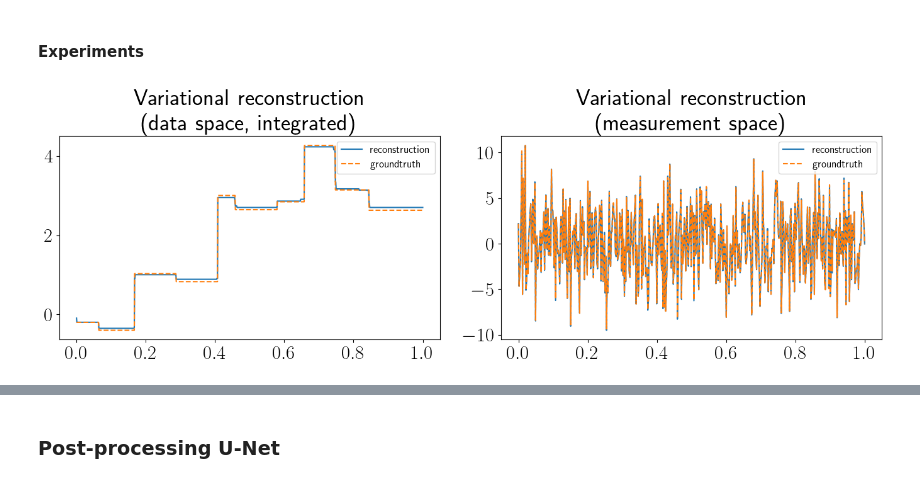
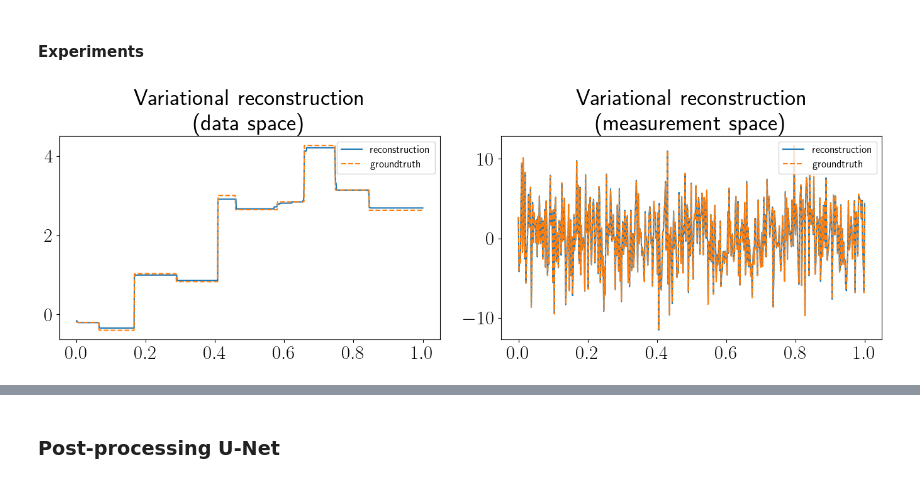
Before and after one commit to AlexanderAuras/GAMM-Overview-23, a Jupyter notebook: GAMM Overview 23.ipynb, the cells around one changed output, grey strips where cells are left out. Drawn from its saved outputs; the diff is of its cells as text; code cells hidden in the pictures.

```diff
--- a/GAMM Overview 23.ipynb
+++ b/GAMM Overview 23.ipynb
@@ -131,7 +173,7 @@ def generate_signals(
         values = height_std*torch.randn((jump_count,), device=DEVICE)
         values[torch.abs(values)<min_height] = values[torch.abs(values)<min_height].sign()*min_height
         derivative[i,torch.cat([torch.tensor([0], device=DEVICE),jump_positions,torch.tensor([0], device=DEVICE)])] = values
-    groundtruths = derivative
+    groundtruths = derivative.cumsum(1)
     measurements = A(groundtruths)
     noisy_measurement = measurements+noise_level*torch.randn_like(measurements)
     return noisy_measurement, groundtruths
@@ -347,31 +395,58 @@ def tv_pdhg2(noisy_measurement: Tensor) -> Tuple[Tensor,float]:
+# %%
+if TV_CALC_BOUNDS:
+    loss_acc = 0.0
+    mse_acc = 0.0
+    lhss = []
+    rhss = []
+    for _ in trange(100):
+        for noisy_measurement, groundtruth in test_dataloader:
+            groundtruth = groundtruth.to(DEVICE)
+            measurement1 = A(groundtruth)+torch.randn_like(A(groundtruth))
+            measurement2 = A(groundtruth)+torch.randn_like(A(groundtruth))
+            noisy_measurement1 = measurement1+NOISE_LEVEL_VALTEST*torch.randn_like(measurement1)
+            noisy_measurement2 = measurement2+NOISE_LEVEL_VALTEST*torch.randn_like(measurement2)
+            reconstruction1, tv_loss1, subgradient1 = TV_SOLVER(noisy_measurement1)
+            reconstruction2, tv_loss2, subgradient2 = TV_SOLVER(noisy_measurement2)
+            lhs = torch.sum((subgradient1-subgradient2)*(reconstruction1-reconstruction2), dim=1) + 0.5*torch.pow(A(reconstruction1)-A(reconstruction2), 2.0).sum(dim=1)
+            rhs = 0.5*torch.pow(noisy_measurement1-noisy_measurement2, 2.0).sum(dim=1)
+            lhss.extend(lhs.tolist())
+            rhss.extend(rhs.tolist())
+            assert (lhs<=rhs).all().item()
+    plt.subplots(1,2,figsize=(7,5),sharey=True)
+    plt.subplot(1,2,1)
+    plt.title("Bregman\ndistance")
+    plt.boxplot(lhss)
+    plt.xticks([])
+    plt.subplot(1,2,2)
+    plt.title("Measurement\nL2 distance")
+    plt.boxplot(rhss)
+    plt.xticks([])
+    plt.tight_layout()
+    plt.show()
 # %%
-TV_ITERATIONS = 2_000
-TV_LAMBDA = 1e0
-TV_ALPHA = 3e0
-
 loss_acc = 0.0
 mse_acc = 0.0
 for i, (noisy_measurement, groundtruth) in tqdm(enumerate(test_dataloader), total=len(test_dataloader)):
     noisy_measurement, groundtruth = noisy_measurement.to(DEVICE), groundtruth.to(DEVICE)
     reconstruction, tv_loss, subgradient = TV_SOLVER(noisy_measurement)
     # ---------------- Evaluation --------------------
     loss_acc += tv_loss
     mse_acc += F.mse_loss(reconstruction, groundtruth).item()
     if i == 0:
         plt.subplots(1,2,figsize=(14,5))
         plt.subplot(1,2,1)
-        plt.title("Variational reconstruction\n(data space, integrated)")
-        plt.plot(torch.linspace(0.0, 1.0, reconstruction.cumsum(1).shape[1]), reconstruction.cumsum(1)[0].detach().to("cpu").numpy(), label="reconstruction")
-        plt.plot(torch.linspace(0.0, 1.0, groundtruth.cumsum(1).shape[1]), groundtruth.cumsum(1)[0].detach().to("cpu").numpy(), "--", label="groundtruth")
+        plt.title("Variational reconstruction\n(data space)")
+        plt.plot(torch.linspace(0.0, 1.0, reconstruction.shape[1]), reconstruction[0].detach().to("cpu").numpy(), label="reconstruction")
+        plt.plot(torch.linspace(0.0, 1.0, groundtruth.shape[1]), groundtruth[0].detach().to("cpu").numpy(), "--", label="groundtruth")
         plt.legend(prop={"size": 12})
         plt.subplot(1,2,2)
         plt.title("Variational reconstruction\n(measurement space)")
         plt.plot(torch.linspace(0.0, 1.0, A(reconstruction).shape[1]), A(reconstruction)[0].detach().to("cpu").numpy(), label="reconstruction")
         plt.plot(torch.linspace(0.0, 1.0, A(groundtruth).shape[1]), A(groundtruth)[0].detach().to("cpu").numpy(), "--", label="groundtruth")
         plt.legend(prop={"size": 12})
         plt.tight_layout()
         plt.show()
 print(f"Loss: {loss_acc/len(test_dataloader):7.5f}")
 print(f"MSE: {mse_acc/len(test_dataloader):7.5f}")
 # %% [output]
-[figure, old version]
+[figure, new version]
```
Also changed, not shown: parts of 37 cells of this notebook, 20 other files.
